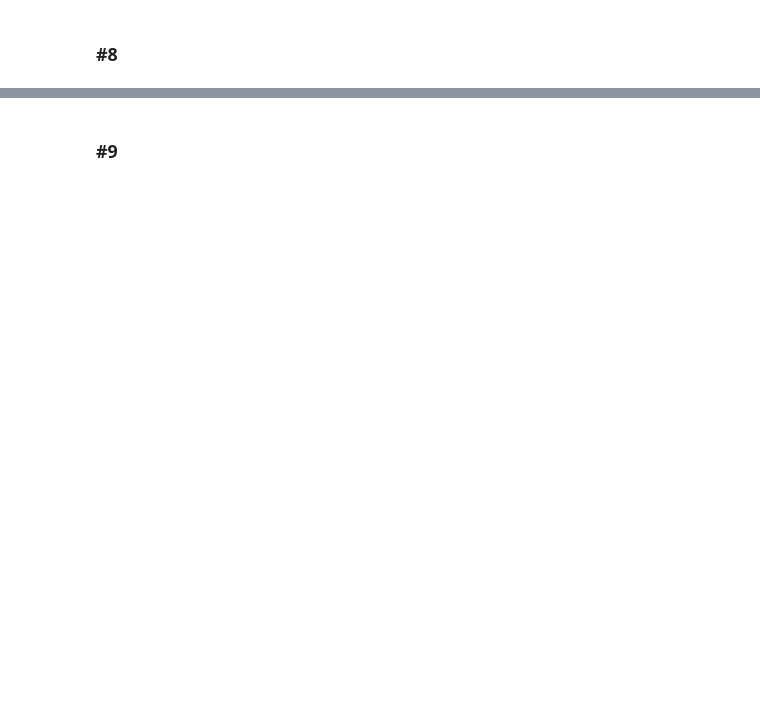
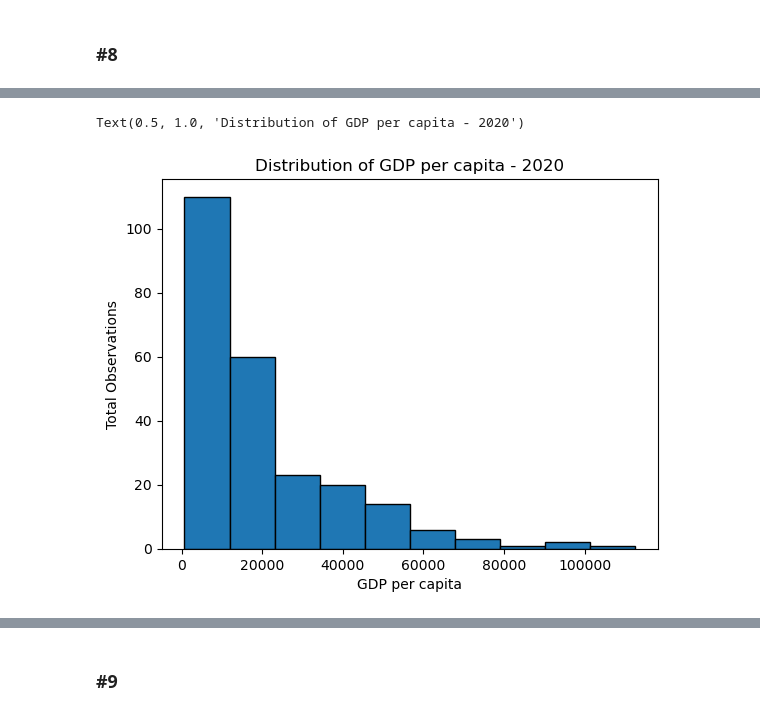
Before and after one commit to johnreinick/un_data-johnreinick, a Jupyter notebook: notebooks/UN_python_project.ipynb, the cells around one changed output, grey strips where cells are left out. Saved outputs shown, nothing was run; the diff lists cells and outputs as text; code cells hidden in the pictures; blank space fills up the shorter version.

```diff
--- a/notebooks/UN_python_project.ipynb
+++ b/notebooks/UN_python_project.ipynb
@@ -62 +224,9 @@ sns.kdeplot(data_2020.GDP_Per_Capita) #density plot with seaborn
+# %%
+plt.hist(data_2020['GDP_Per_Capita'], bins=10, edgecolor='k')
+plt.xlabel('GDP per capita')
+plt.ylabel('Total Observations')
+plt.title('Distribution of GDP per capita - 2020')
+# %% [output]
+Text(0.5, 1.0, 'Distribution of GDP per capita - 2020')
+[figure, added]
 # %%
```
Also changed, not shown: parts of 54 cells of this notebook.
